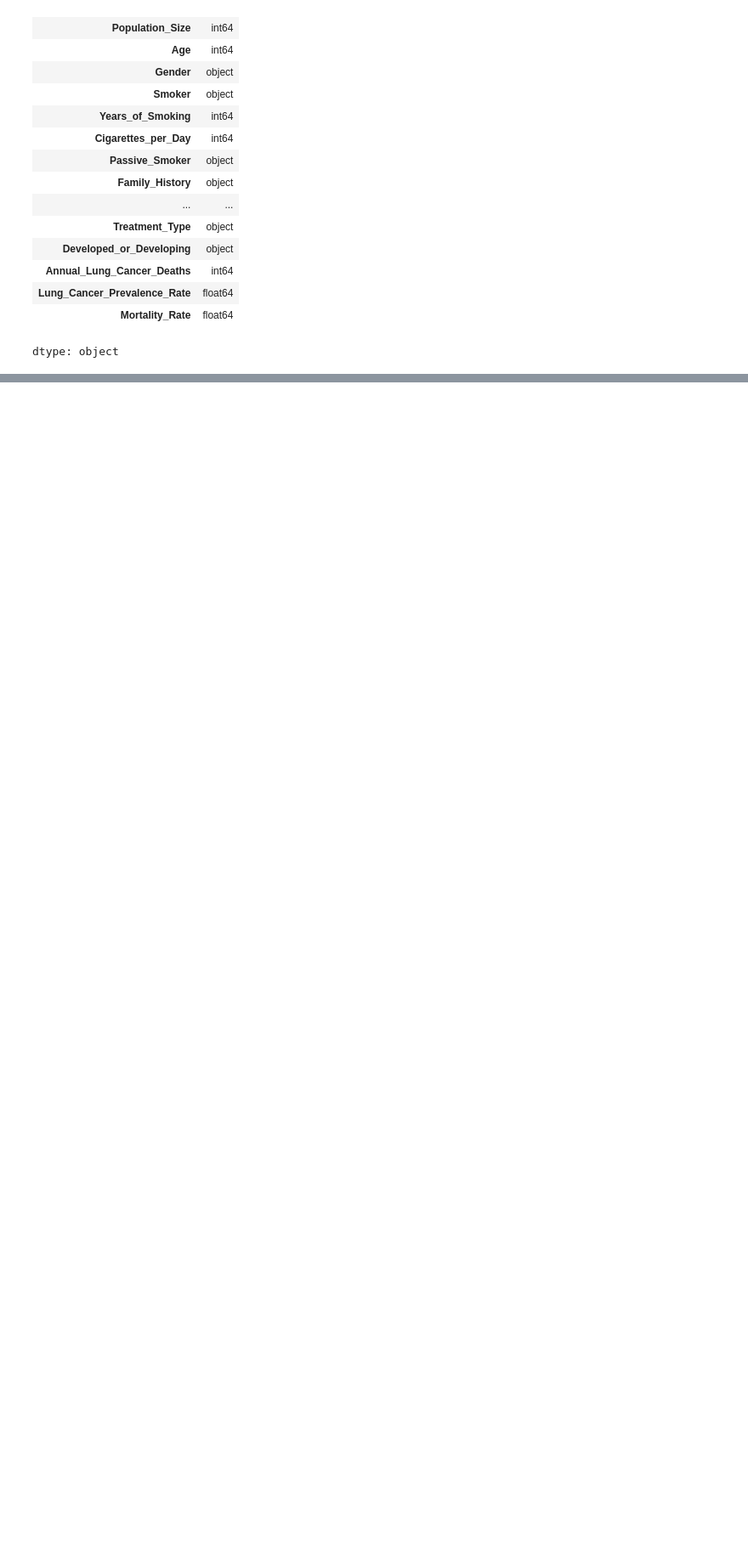
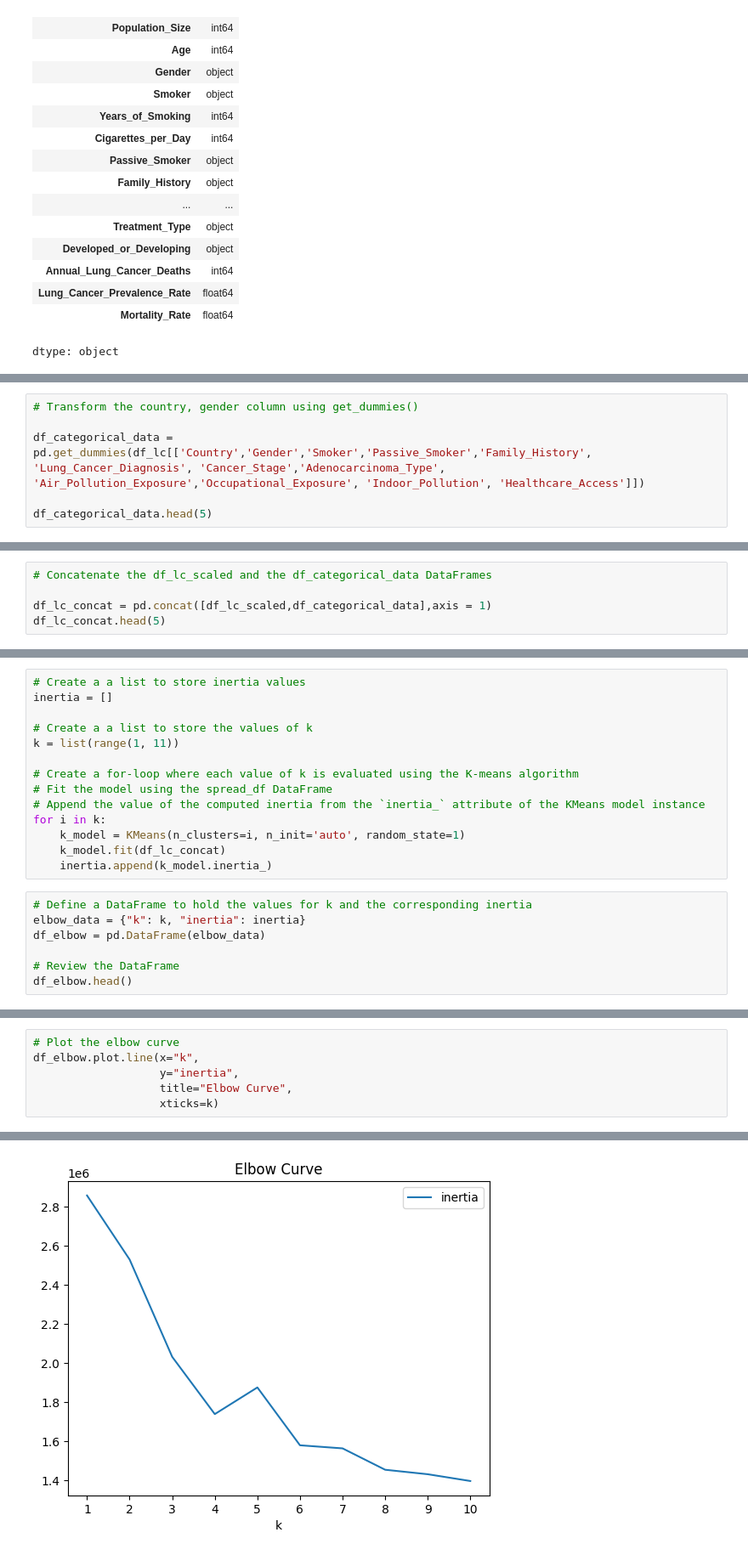
Before and after one commit to sowmyarshetty/Project2-AI-Class, a Jupyter notebook: Project2_AI_Class.ipynb, the cells around one changed output, grey strips where cells are left out. Shown at 85% size. Cells and saved outputs as stored; diff of their text form; blank space fills up the shorter version.

Commit message:
Initial code for clustering lung cancer data using KMeans

```diff
--- a/Project2_AI_Class.ipynb
+++ b/Project2_AI_Class.ipynb
@@ -81,0 +85,6 @@ dtype: object
+# %%
+# Transform the country, gender column using get_dummies()
+
+df_categorical_data = pd.get_dummies(df_lc[['Country','Gender','Smoker','Passive_Smoker','Family_History', 'Lung_Cancer_Diagnosis', 'Cancer_Stage','Adenocarcinoma_Type', 'Air_Pollution_Exposure','Occupational_Exposure', 'Indoor_Pollution', 'Healthcare_Access']])
+
+df_categorical_data.head(5)
@@ -81,0 +99,5 @@ dtype: object
+# %%
+# Concatenate the df_lc_scaled and the df_categorical_data DataFrames
+
+df_lc_concat = pd.concat([df_lc_scaled,df_categorical_data],axis = 1)
+df_lc_concat.head(5)
@@ -81,0 +112,21 @@ dtype: object
+# %%
+# Create a a list to store inertia values
+inertia = []
+
+# Create a a list to store the values of k
+k = list(range(1, 11))
+
+# Create a for-loop where each value of k is evaluated using the K-means algorithm
+# Fit the model using the spread_df DataFrame
+# Append the value of the computed inertia from the `inertia_` attribute of the KMeans model instance
+for i in k:
+    k_model = KMeans(n_clusters=i, n_init='auto', random_state=1)
+    k_model.fit(df_lc_concat)
+    inertia.append(k_model.inertia_)
+# %%
+# Define a DataFrame to hold the values for k and the corresponding inertia
+elbow_data = {"k": k, "inertia": inertia}
+df_elbow = pd.DataFrame(elbow_data)
+
+# Review the DataFrame
+df_elbow.head()
@@ -81,0 +140,7 @@ dtype: object
+# %%
+# Plot the elbow curve
+df_elbow.plot.line(x="k",
+                   y="inertia",
+                   title="Elbow Curve",
+                   xticks=k)
+# %% [output]
@@ -81,0 +148 @@ dtype: object
+[figure, added]
```
Also changed, not shown: parts of 11 cells of this notebook.
